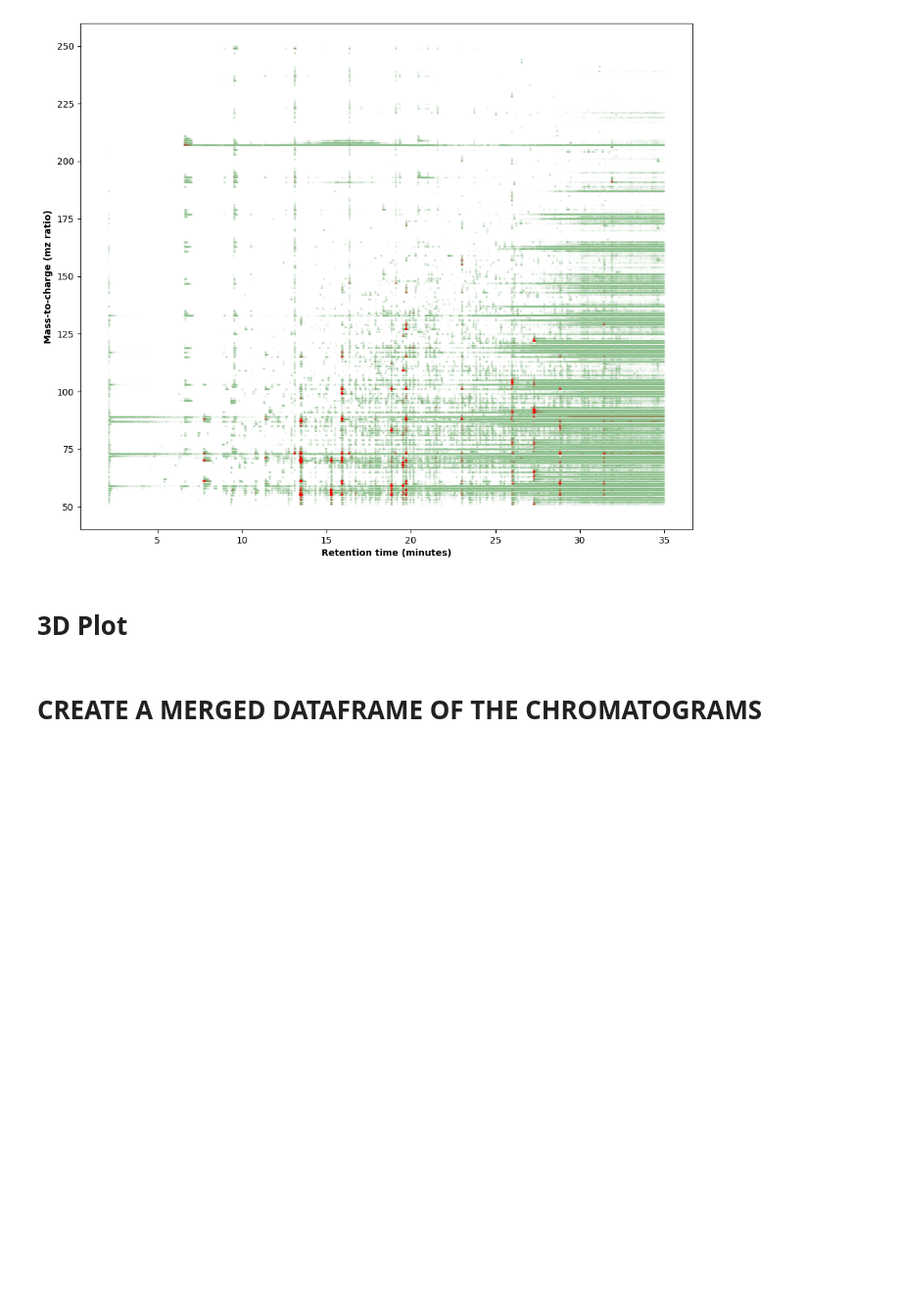
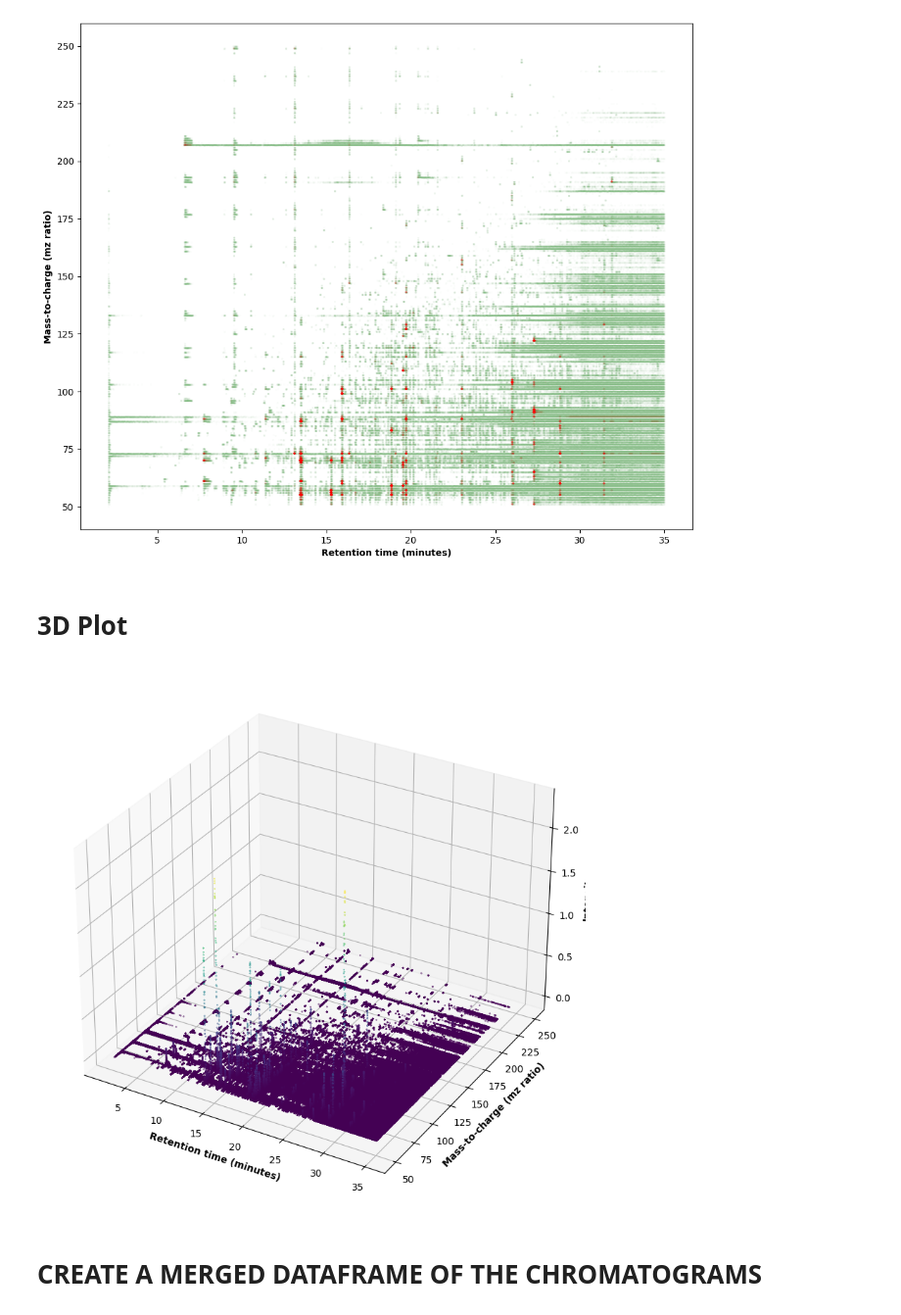
Before and after one commit to mpho-mafata/Chromatographic-data, a Jupyter notebook: Chromatography.ipynb, the cells around one changed output. Shown: that part at 98% size. Saved outputs shown, nothing was run; the diff lists cells and outputs as text; code cells hidden in the pictures; blank space fills up the shorter version.

```diff
--- a/Chromatography.ipynb
+++ b/Chromatography.ipynb
@@ -74,23 +74,26 @@ plt.show()
 # %%
 import matplotlib.pyplot as plt
 data = beer_data[0]
 
 # Creating figure
 fig = plt.figure(figsize = (12, 10))
 ax = fig.add_subplot(projection='3d')
 
 ax.scatter(xs=data["retention_time"]/60,
            ys = data["mass_values"],
            zs = data["intensities"],
-           c = "green",
+           c = data["intensities"]
+           ,
            marker = "x", s= 1, alpha = 0.5)
 
 ax.set_xlabel('Retention time (minutes)', fontweight ='bold')
 ax.set_ylabel('Mass-to-charge (mz ratio)', fontweight ='bold')
 ax.set_zlabel('Intensity', fontweight ='bold')
 plt.savefig(fname = "3d_plot.jpg",dpi = 300,
                         transparent=True, format = "jpg")
 plt.show()
+# %% [output]
+[figure, added]
 # %% [markdown]
 # CREATE A MERGED DATAFRAME OF THE CHROMATOGRAMS
 # %%
```
